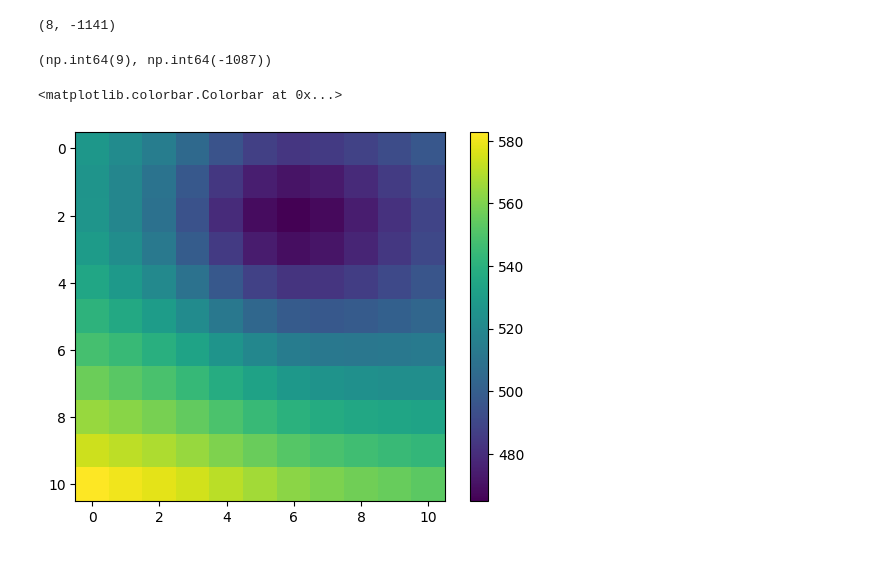
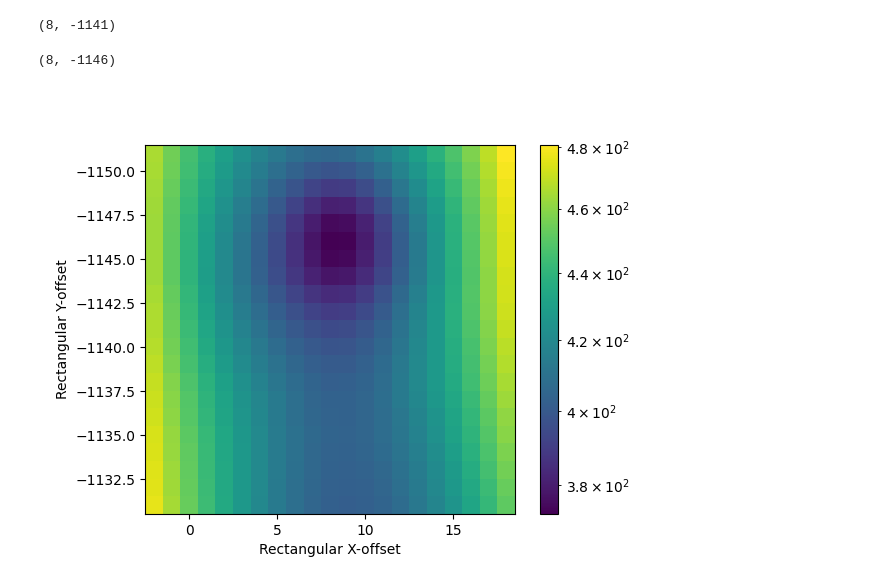
Before and after one commit to jess-garnett/MISalign, a Jupyter notebook: develop/difference_gradient_alignment.ipynb, the cells around one changed output. Drawn from its saved outputs; the diff is of its cells as text; code cells hidden in the pictures.

```diff
--- a/develop/difference_gradient_alignment.ipynb
+++ b/develop/difference_gradient_alignment.ipynb
@@ -38,19 +42,33 @@ mis_project.get_relations()[1].get_relation("r")
 # %% [output]
 (8, -1141)
 # %%
-selected_relation=mis_project.get_relations()[0]
+# Using `mis_project.get_relations()[1]` which has an ideal offset of `(8, -1146)`
+# We can check strategy_max_size=50 which gives 101x101=10201 offsets.
+# Not including plotting the cell takes 7.3s to run
+selected_relation=mis_project.get_relations()[1]
 dga_results=difference_gradient_analysis(
         image_a=mis_project.get_image(selected_relation.get_reference()[0]),
         image_b=mis_project.get_image(selected_relation.get_reference()[1]),
         relation=selected_relation,
-        strategy="full_grid",
-        strategy_max_size=5,
-        metric=metric_squared_mean)
+        strategy=strategy_scaled_grid,
+        # metric=metric_squared_mean,
+        strategy_max_size=10,
+        strategy_grid_scale=1,
+        )
 print(dga_results["optimized_offset"])
 plt.figure()
-plt.imshow(dga_results["grid_results"]) # Can use extent kwarg to adjust positioning.
+plt.imshow(dga_results["grid_results"].T,
+    norm=colors.LogNorm(vmin=np.nanmin(dga_results["grid_results"]),
+                        vmax=np.nanmax(dga_results["grid_results"])),
+    extent=(np.min(dga_results["grid"][0])-0.5,
+            np.max(dga_results["grid"][0])+0.5,
+            np.max(dga_results["grid"][1])+0.5,
+            np.min(dga_results["grid"][1])-0.5,), #xmin,xmax,ymin,ymax
+    )
+plt.xlabel("Rectangular X-offset")
+plt.ylabel("Rectangular Y-offset")
 plt.colorbar()
+plt.show()
 # %% [output]
-(np.int64(9), np.int64(-1087))
+(8, -1146)
-<matplotlib.colorbar.Colorbar at 0x...>
-[figure, old version]
+[figure, new version]
```
Also changed, not shown: parts of 5 cells of this notebook, 2 other files.
